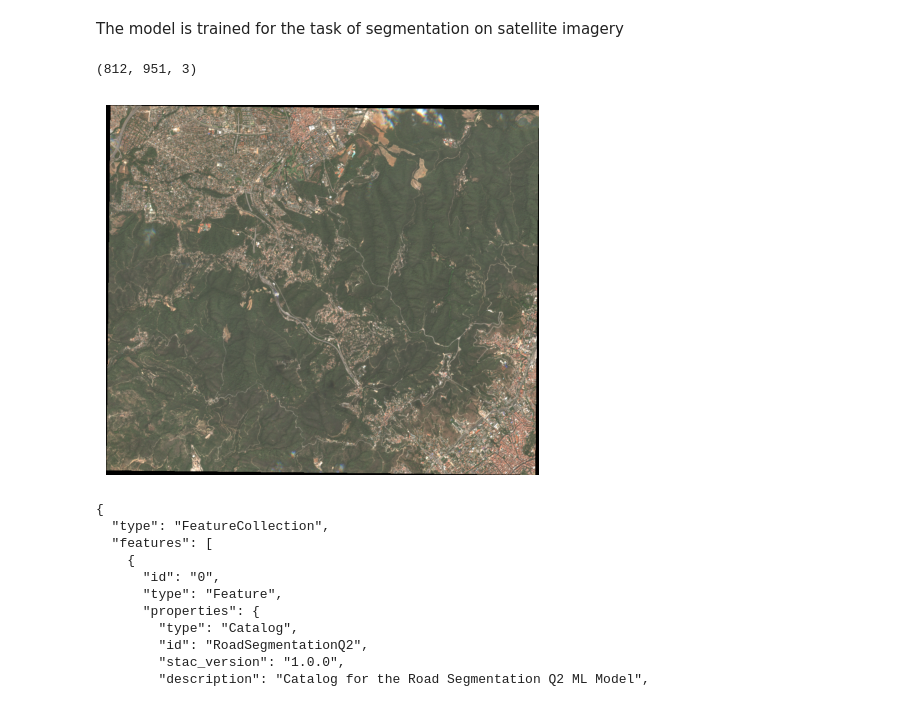
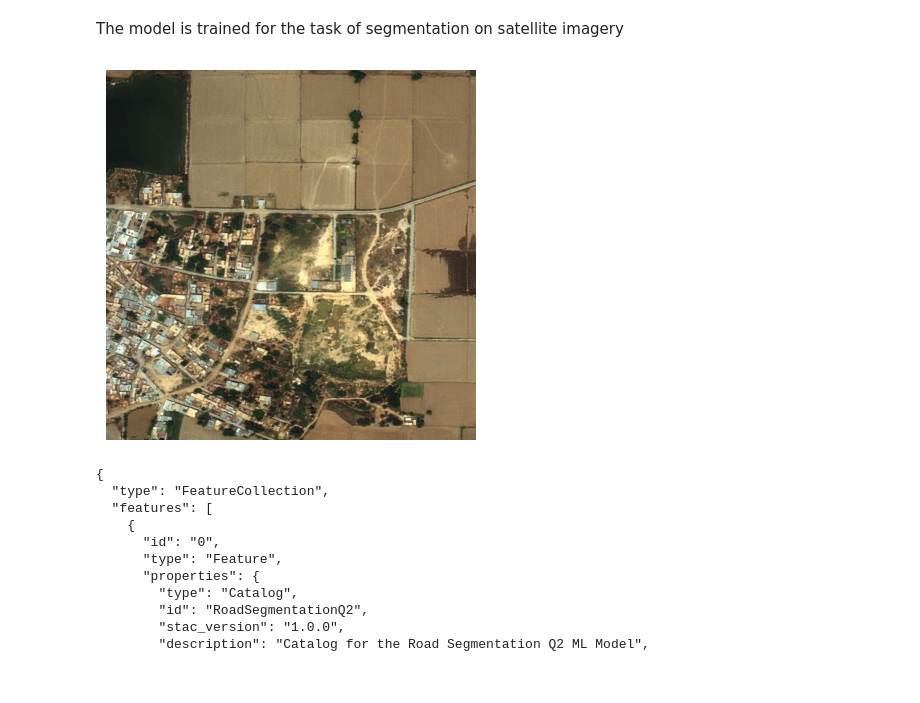
Before and after one commit to earthpulse/ml-inference, a Jupyter notebook: examples/02_road_segmentation.ipynb, the cells around one changed output. Saved outputs shown, nothing was run; the diff lists cells and outputs as text; code cells hidden in the pictures.

```diff
--- a/examples/02_road_segmentation.ipynb
+++ b/examples/02_road_segmentation.ipynb
@@ -7,38 +7,37 @@ The model is trained for the task of segmentation on satellite imagery
 from PIL import Image
 import matplotlib.pyplot as plt
 import rasterio as rio
 import numpy as np
 from skimage.io import imsave
 
-# img_path = 'samples/deep_globe.jpg' # RGB
+img_path = 'samples/deep_globe.jpg' # RGB
 # img_path = 'samples/deep_globe.png' # RGBA
 # img_path = 'samples/sentinel-2-l2a_2024-08-24.tif'
-img_path = "samples/T31TDF_20240824T104021_RGB_10m.jp2 (1).tiff"
+# img_path = "samples/T31TDF_20240824T104021_RGB_10m.jp2 (1).tiff"
 
 def tif2rgb(tif_path):
 	# x = rio.open(tif_path).read((4,3,2)) # read RGB bands
 	x = rio.open(tif_path).read((1,2,3)) # read RGB bands
 	x = np.clip(x / 4000, 0, 1) # normalize to 0-1 with increased brightness
 	x = (x * 255).astype(np.uint8) # convert to uint8
 	x = x.transpose(1,2,0) # convert to HWC
 	# x = resize(x, (256,256))
 	# x = (x * 255).astype(np.uint8) # convert to uint8
 	# crop
 	# x = x[-512:,-512:,:]
 	print(x.shape)
 	new_path = tif_path.replace('.tif', '.png')
 	imsave(new_path, x)
 	return new_path
 
-img_path = tif2rgb(img_path)
+# img_path = tif2rgb(img_path)
 
 img = Image.open(img_path)
 plt.imshow(img)
 plt.axis('off')
 plt.show()
 # %% [output]
-(812, 951, 3)
-[figure, old version]
+[figure, new version]
 # %%
 import requests
 from IPython.display import JSON
```
Also changed, not shown: parts of 3 cells of this notebook.
